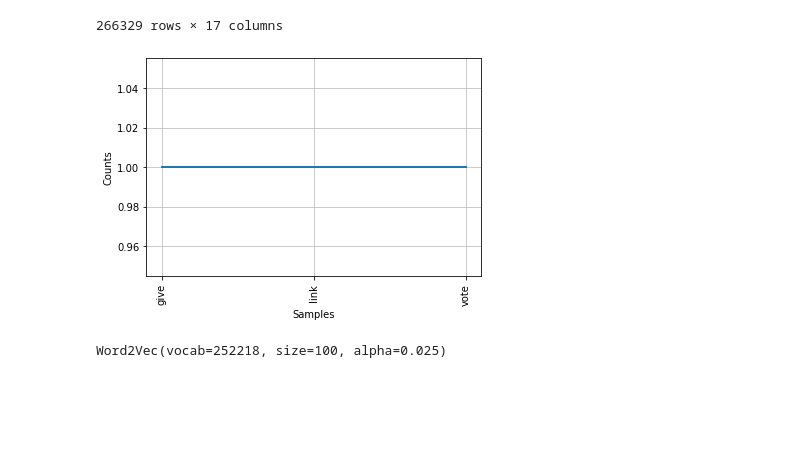
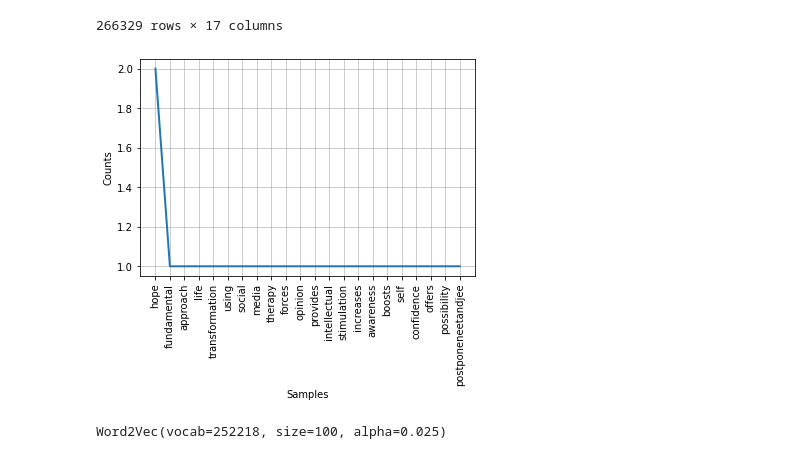
Before and after one commit to sayantikag98/Depression_Analysis, a Jupyter notebook: Depression_analysis_from_tweets_(Model_Building).ipynb, the cells around one changed output. Cells and saved outputs as stored; diff of their text form; code cells hidden in the pictures; blank space fills up the shorter version.

```diff
--- a/Depression_analysis_from_tweets_(Model_Building).ipynb
+++ b/Depression_analysis_from_tweets_(Model_Building).ipynb
@@ -163,10 +178,11 @@ df_combined
 | 266328 | 2010-09-14 05:21:30 | krist0ph3r | NaN | 0 | 0 | 0 | friend was waiting for me to step... | NaN | NaN | NaN | ... |
 266329 rows × 17 columns
 # %%
-count_plot=nltk.FreqDist(senten_1[108])
+count_plot=nltk.FreqDist(senten_1[900])
+
 count_plot.plot()
 # %% [output]
-[figure, old version]
+[figure, new version]
 # %%
 ## Training the Word2Vec model
 model=Word2Vec(senten_1,min_count=1) ### min_count kept 1 so that no word is ignored
```
Also changed, not shown: parts of 60 cells of this notebook.
